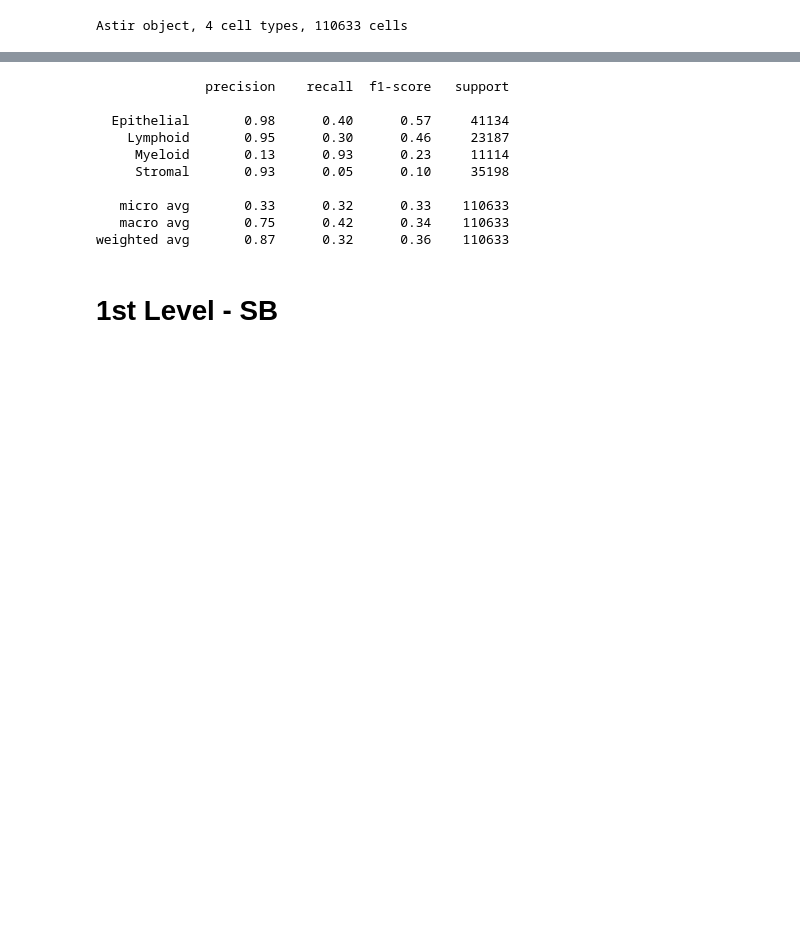
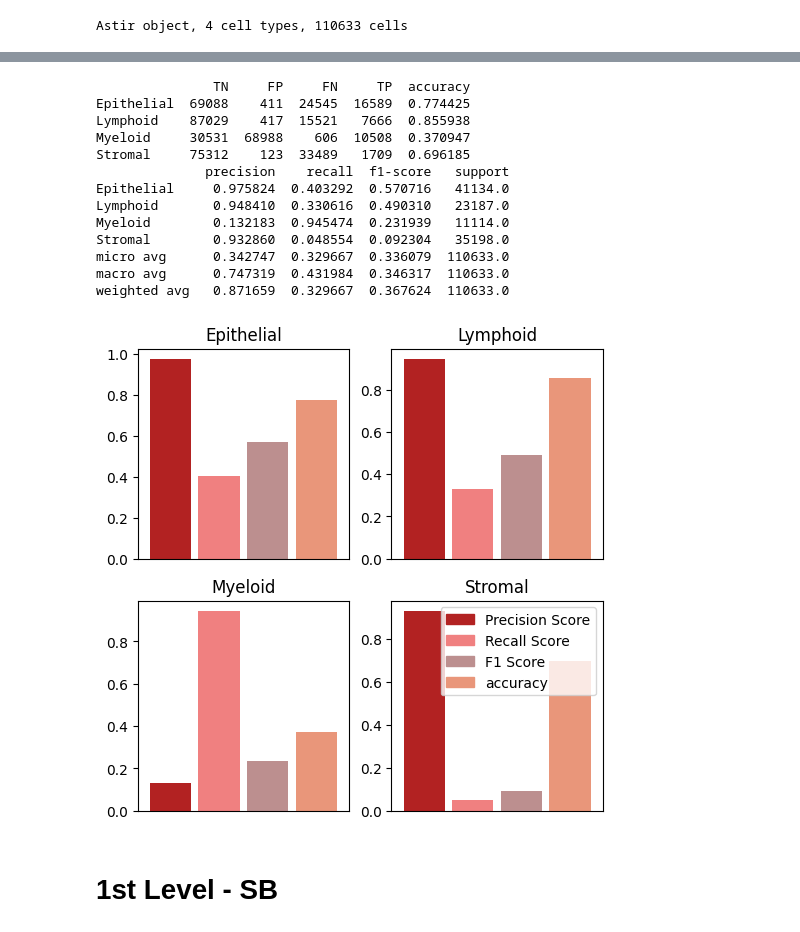
Before and after one commit to farkkilab/tribus, a Jupyter notebook: STELLAR_notebook_astir.ipynb, the cells around one changed output, grey strips where cells are left out. Cells and saved outputs as stored; diff of their text form; code cells hidden in the pictures; blank space fills up the shorter version.

```diff
--- a/STELLAR_notebook_astir.ipynb
+++ b/STELLAR_notebook_astir.ipynb
@@ -125,18 +138,58 @@ Rand score = 0.5133676667239736, Accuracy score = 0.32110672222573733, Precision
-# %%
-from sklearn import metrics
-classes = np.intersect1d(np.unique(original_labels), np.unique(astir_labels))
-print(metrics.classification_report(original_labels, astir_labels, labels=classes))
-# %% [output]
-              precision    recall  f1-score   support
-
-  Epithelial       0.98      0.40      0.57     41134
-    Lymphoid       0.95      0.30      0.46     23187
-     Myeloid       0.13      0.93      0.23     11114
-     Stromal       0.93      0.05      0.10     35198
-
-   micro avg       0.33      0.32      0.33    110633
-   macro avg       0.75      0.42      0.34    110633
-weighted avg       0.87      0.32      0.36    110633
+# %%
+# accuracy metrics per cell type
+celltype_pred = astir_labels
+celltype_true = original_labels
+
+classes = np.intersect1d(np.unique(celltype_pred), np.unique(celltype_true))
+
+stats_array = metrics.multilabel_confusion_matrix(celltype_true, celltype_pred, labels=classes)
+stats_df = pd.DataFrame()
+for i in range(len(stats_array)):
+    stats_df = pd.concat([stats_df, pd.DataFrame(stats_array[i].flatten()).T])
+stats_df.columns = ["TN", "FP", "FN", "TP"]
+stats_df.index = [classes]
+stats_df["accuracy"] = (stats_df["TN"] + stats_df["TP"]) / (stats_df["TN"] + stats_df["TP"] + stats_df["FN"] + stats_df["FP"]) # in celesta paper they use this way to calculate Rand Index
+print(stats_df)
+
+report = metrics.classification_report(celltype_true, celltype_pred, labels=classes, output_dict=True)
+report_df = pd.DataFrame(report).transpose()
+print(report_df)
+# Support is the number of actual occurrences of the class in the specified dataset.
+
+rows = math.ceil(len(np.intersect1d(np.unique(celltype_pred), np.unique(celltype_true))) / 2)
+fig, ax = plt.subplots(rows, 2, figsize=(6,6))
+
+for i in range(len(np.intersect1d(np.unique(celltype_pred), np.unique(celltype_true)))):
+
+    celltype = np.intersect1d(np.unique(celltype_pred), np.unique(celltype_true))[i]
+    df = report_df.loc[celltype]
+    df["accuracy"] = stats_df.iloc[i,-1].tolist()
+    df = df[["precision", "recall", "f1-score", "accuracy"]]
+
+    colors = {"Precision Score": 'firebrick', "Recall Score": 'lightcoral', "F1 Score":'rosybrown', "accuracy": 'darksalmon'}
+    df.plot.bar(y='Value', ax=ax[int(i / 2)][i % 2], width = 0.85,
+                title="{}".format(celltype), legend=False,
+                color=['firebrick', 'lightcoral', 'rosybrown', 'darksalmon'], rot=0, xticks=[])
+
+metric_labels = ["Precision Score", "Recall Score", "F1 Score", "accuracy"]
+handles = [plt.Rectangle((0,0),1,1, color=colors[l]) for l in metric_labels]
+plt.legend(handles, metric_labels)
+plt.show()
+# %% [output]
+               TN     FP     FN     TP  accuracy
+Epithelial  69088    411  24545  16589  0.774425
+Lymphoid    87029    417  15521   7666  0.855938
+Myeloid     30531  68988    606  10508  0.370947
+Stromal     75312    123  33489   1709  0.696185
+              precision    recall  f1-score   support
+Epithelial     0.975824  0.403292  0.570716   41134.0
+Lymphoid       0.948410  0.330616  0.490310   23187.0
+Myeloid        0.132183  0.945474  0.231939   11114.0
+Stromal        0.932860  0.048554  0.092304   35198.0
+micro avg      0.342747  0.329667  0.336079  110633.0
+macro avg      0.747319  0.431984  0.346317  110633.0
+weighted avg   0.871659  0.329667  0.367624  110633.0
+[figure, added]
 # %% [markdown]
 # 1st Level - SB
 # %%
```
Also changed, not shown: parts of 19 cells of this notebook, 3 other files.
